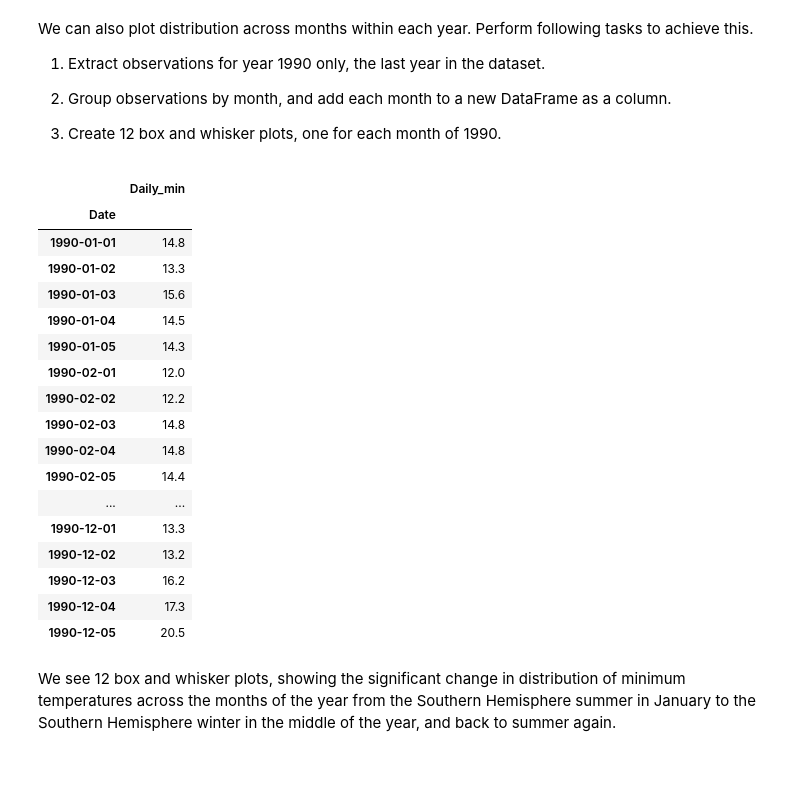
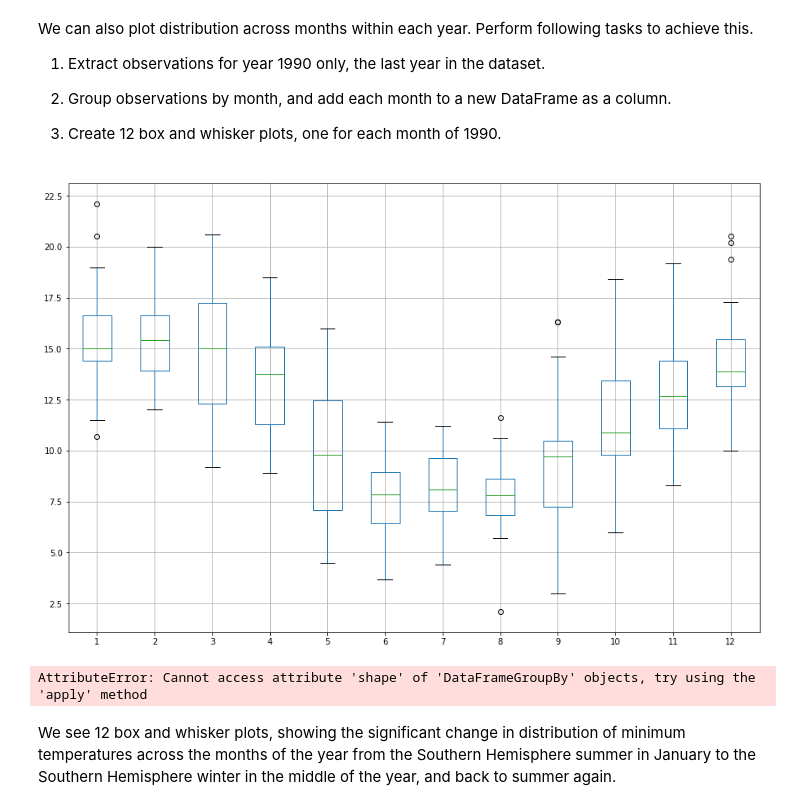
Before and after one commit to vaeb80/dsc-3-25-04-visualizing-time-series-data-lab-nyc-career-ds-102218, a Jupyter notebook: index.ipynb, the cells around one changed output. Saved outputs shown, nothing was run; the diff lists cells and outputs as text; code cells hidden in the pictures; blank space fills up the shorter version.

```diff
--- a/index.ipynb
+++ b/index.ipynb
@@ -155,35 +155,25 @@ We can also plot distribution across months within each year. Perform following
 3. Create 12 box and whisker plots, one for each month of 1990.
 # %%
 # Use temp Dataset to extract values for 1990
-df_1990 = df['1990']
-df_1990 = df_1990.groupby(pd.Grouper(freq ='M'))
+yr_1990 = df['1990']
+groups_monthly = yr_1990.groupby(pd.Grouper(freq ='M'))
+
 # Add each month to dataFrame as a column
-
+months_1990 = pd.concat([pd.DataFrame(x[1].values) for x in groups_monthly], axis=1)
+months_df = pd.DataFrame(months_1990)
 
 # Set the column names for each month i.e. 1,2,3, .., 12
+months_df.columns = range(1,13)
 
 # Plot the box and whiskers plot for each month
+months_df.boxplot(figsize = (15,10))
+plt.show()
+# %% [output]
+[figure, added]
 # %%
-df_1990.head()
+df_1990.shape()
 # %% [output]
-|  | Daily_min |
-| Date |  |
-| 1990-01-01 | 14.8 |
-| 1990-01-02 | 13.3 |
-| 1990-01-03 | 15.6 |
-| 1990-01-04 | 14.5 |
-| 1990-01-05 | 14.3 |
-| 1990-02-01 | 12.0 |
-| 1990-02-02 | 12.2 |
-| 1990-02-03 | 14.8 |
-| 1990-02-04 | 14.8 |
-| 1990-02-05 | 14.4 |
-| ... | ... |
-| 1990-12-01 | 13.3 |
-| 1990-12-02 | 13.2 |
-| 1990-12-03 | 16.2 |
-| 1990-12-04 | 17.3 |
-| 1990-12-05 | 20.5 |
+AttributeError: Cannot access attribute 'shape' of 'DataFrameGroupBy' objects, try using the 'apply' method
 # %% [markdown]
 We see 12 box and whisker plots, showing the significant change in distribution of minimum temperatures across the months of the year from the Southern Hemisphere summer in January to the Southern Hemisphere winter in the middle of the year, and back to summer again.
 # %% [markdown]
```
